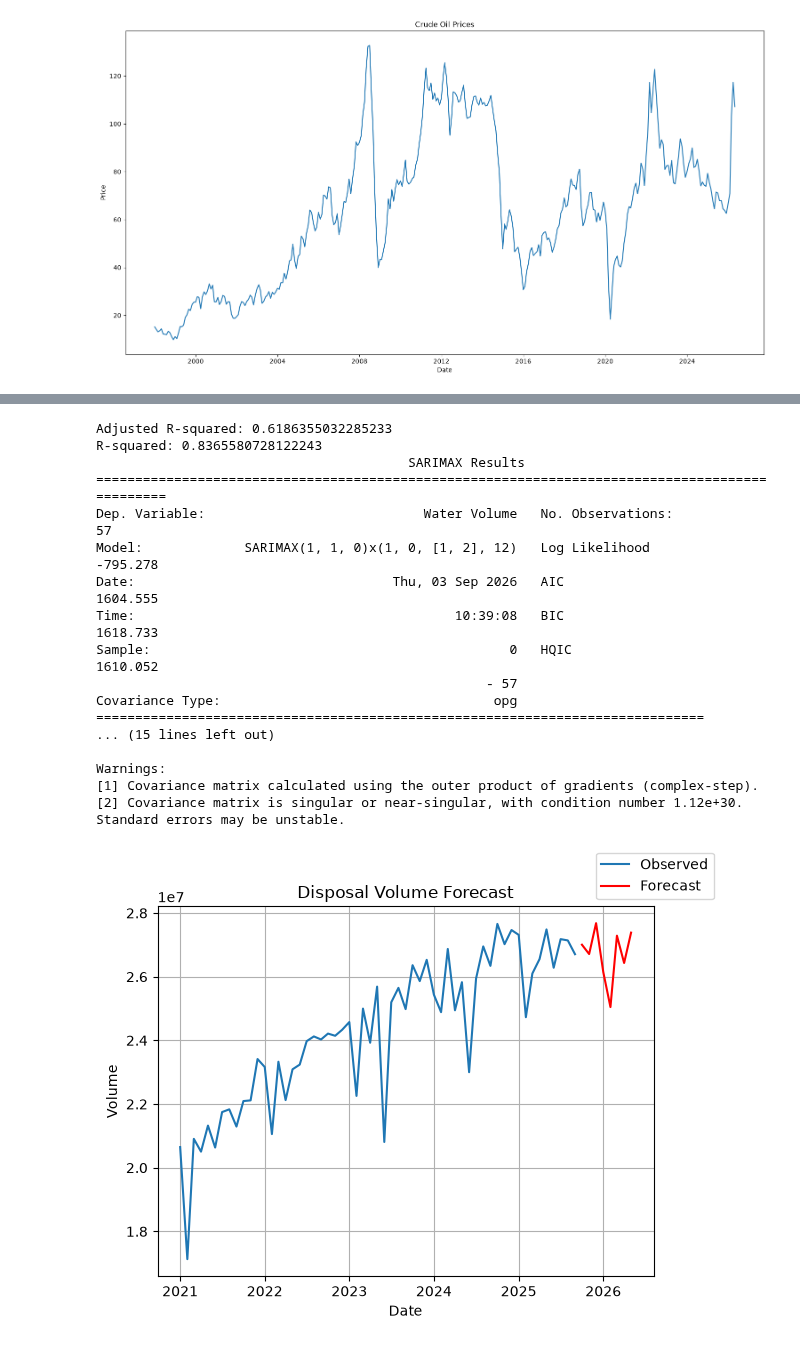
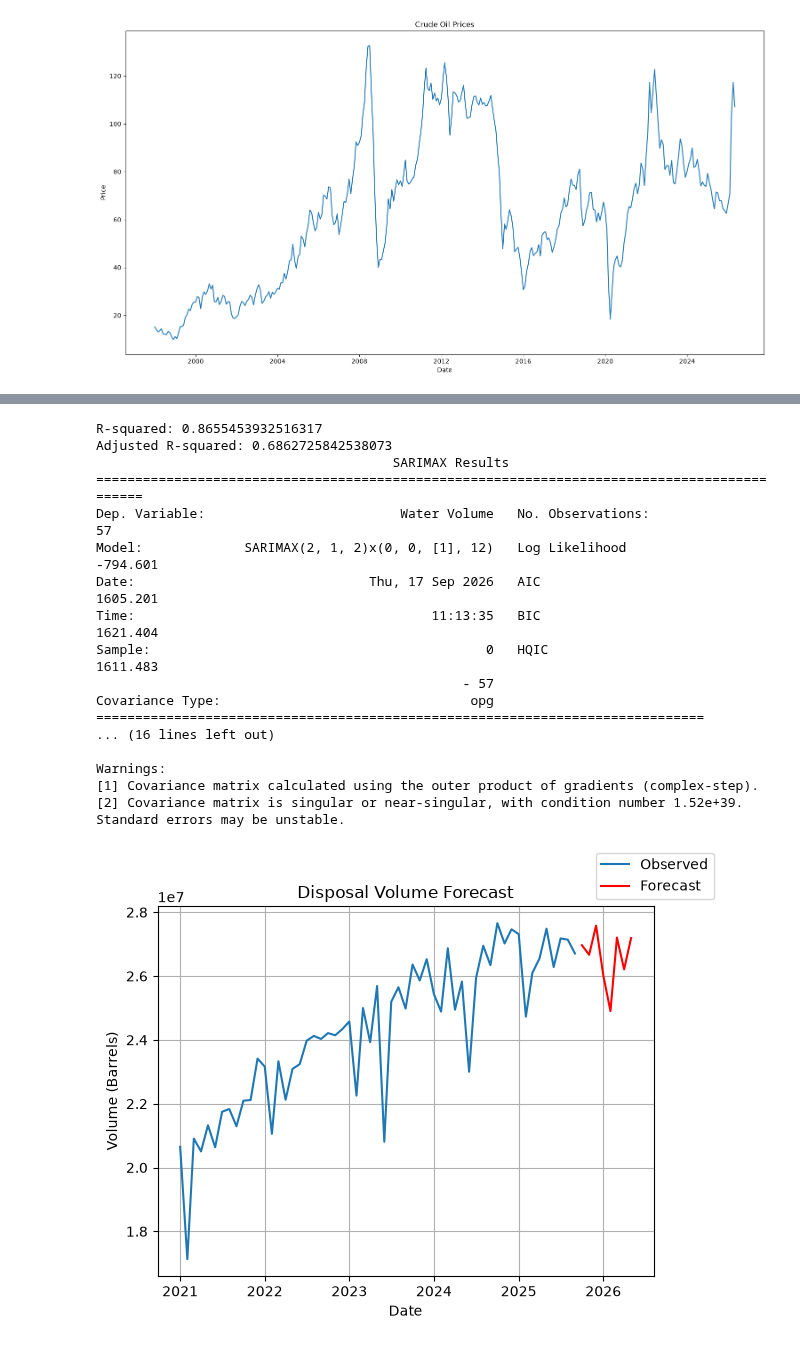
Before and after one commit to L0GN82/SARIMA, a Jupyter notebook: SARIMA with EXO.ipynb, the cells around one changed output, grey strips where cells are left out. Saved outputs shown, nothing was run; the diff lists cells and outputs as text; code cells hidden in the pictures.

```diff
--- a/SARIMA with EXO.ipynb
+++ b/SARIMA with EXO.ipynb
@@ -395,47 +571,47 @@ validation = subset[validation_mask]
 #SARIMAX model takes in the training data with two exogenous variables
 model = SARIMAX(
     training['Water Volume'],
     k_exog = 2,
     exog = training[['Barrels', 'Price']],
-    order = (1,1,0),
-    seasonal_order = (1,0,2,12)
+    order = (2,1,2),
+    seasonal_order = (0,0,1,12)
 
 )
 results = model.fit()
 forecast_periods = len(validation)
 forecast = results.forecast(forecast_periods, exog = validation[['Barrels', 'Price']])
 r_squared = R_squared(validation['Water Volume'], forecast)
 adjusted = adj_R_squared(validation['Water Volume'], forecast, monthly_water_vols)
 
 print(f'R-squared: {r_squared}')
 print(f'Adjusted R-squared: {adjusted}')
 print(results.summary())
 
 fig, ax = plt.subplots()
 ax.plot(training['Date'], training['Water Volume'], label='Observed')
 ax.plot(validation['Date'], forecast, label='Forecast', color='red')
 ax.set_title("Disposal Volume Forecast")
 ax.set_xlabel("Date")
-ax.set_ylabel("Volume")
+ax.set_ylabel("Volume (Barrels)")
 ax.grid()
 fig.legend()
 fig.show()
 # %% [output]
-Adjusted R-squared: 0.6186355032285233
-R-squared: 0.8365580728122243
-                                        SARIMAX Results
-===============================================================================================
-Dep. Variable:                            Water Volume   No. Observations:                   57
-Model:             SARIMAX(1, 1, 0)x(1, 0, [1, 2], 12)   Log Likelihood                -795.278
-Date:                                 Thu, 03 Sep 2026   AIC                           1604.555
-Time:                                         10:39:08   BIC                           1618.733
-Sample:                                              0   HQIC                          1610.052
-                                                  - 57
-Covariance Type:                                   opg
+R-squared: 0.8655453932516317
+Adjusted R-squared: 0.6862725842538073
+                                      SARIMAX Results
+============================================================================================
+Dep. Variable:                         Water Volume   No. Observations:                   57
+Model:             SARIMAX(2, 1, 2)x(0, 0, [1], 12)   Log Likelihood                -794.601
+Date:                              Thu, 17 Sep 2026   AIC                           1605.201
+Time:                                      11:13:35   BIC                           1621.404
+Sample:                                           0   HQIC                          1611.483
+                                               - 57
+Covariance Type:                                opg
 ==============================================================================
-... (15 lines left out)
+... (16 lines left out)
 
 Warnings:
 [1] Covariance matrix calculated using the outer product of gradients (complex-step).
-[2] Covariance matrix is singular or near-singular, with condition number 1.12e+30. Standard errors may be unstable.
+[2] Covariance matrix is singular or near-singular, with condition number 1.52e+39. Standard errors may be unstable.
-[figure, old version]
+[figure, new version]
```
Also changed, not shown: parts of 14 cells of this notebook, 4 other files.
